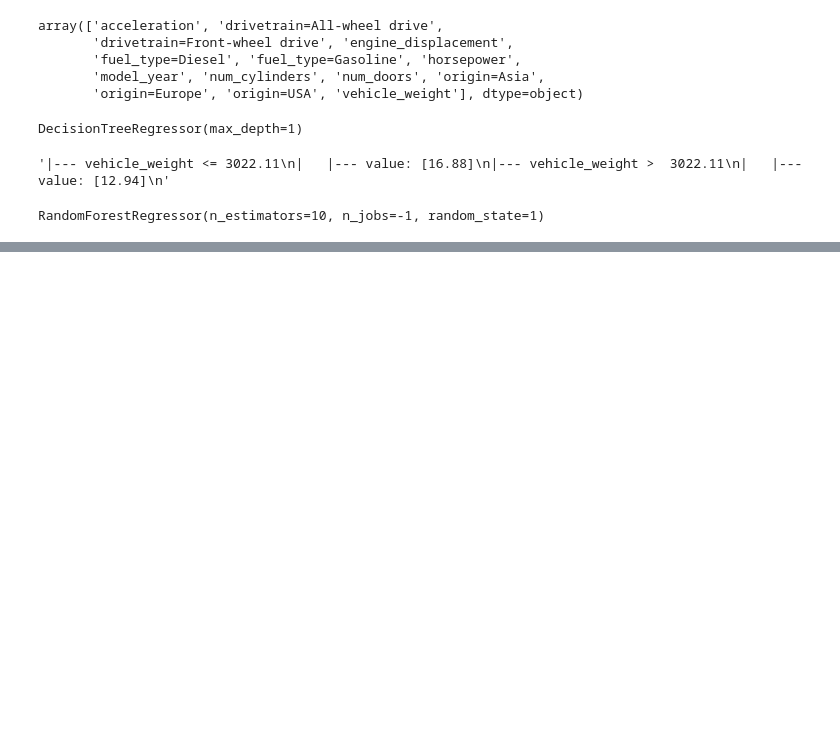
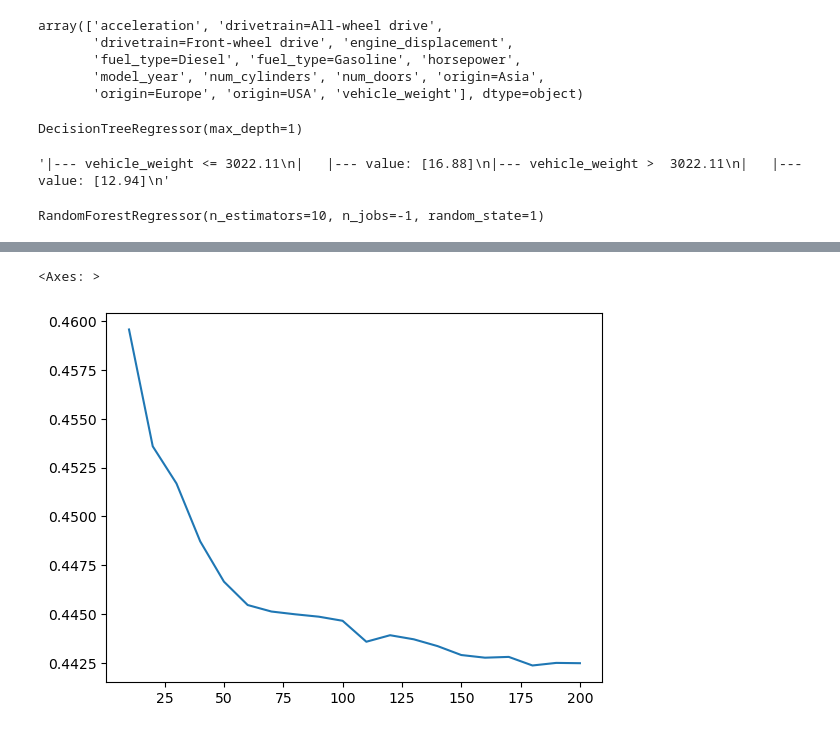
Before and after one commit to yvnyli/ML_Zoomcamp_2025, a Jupyter notebook: HW6.ipynb, the cells around one changed output, grey strips where cells are left out. Saved outputs shown, nothing was run; the diff lists cells and outputs as text; code cells hidden in the pictures; blank space fills up the shorter version.

```diff
--- a/HW6.ipynb
+++ b/HW6.ipynb
@@ -151,0 +152,4 @@ np.float64(0.45957772230927263)
+# %%
+def val_RMSE(model):
+    y_val_hat = model.predict(X_val)
+    return ((y_val - y_val_hat)**2).mean()**0.5
@@ -151,0 +162,7 @@ np.float64(0.45957772230927263)
+# %%
+n_ests = np.arange(10,201,10)
+RMSEs = np.zeros(n_ests.shape)
+for idx in range(n_ests.shape[0]):
+    model3 = RandomForestRegressor(n_estimators=n_ests[idx],random_state=1,n_jobs=-1)
+    model3.fit(X_train,y_train)
+    RMSEs[idx] = val_RMSE(model3)
@@ -151,0 +191,5 @@ np.float64(0.45957772230927263)
+# %%
+sns.lineplot(x=n_ests,y=RMSEs)
+# %% [output]
+<Axes: >
+[figure, added]
```
Also changed, not shown: parts of 21 cells of this notebook.
